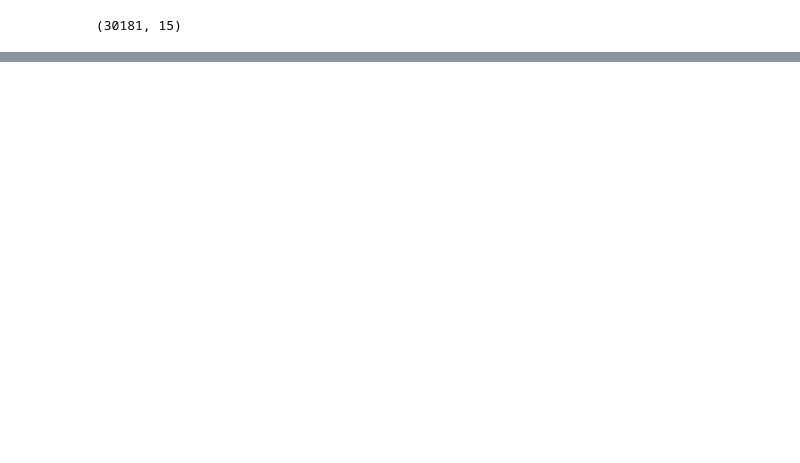
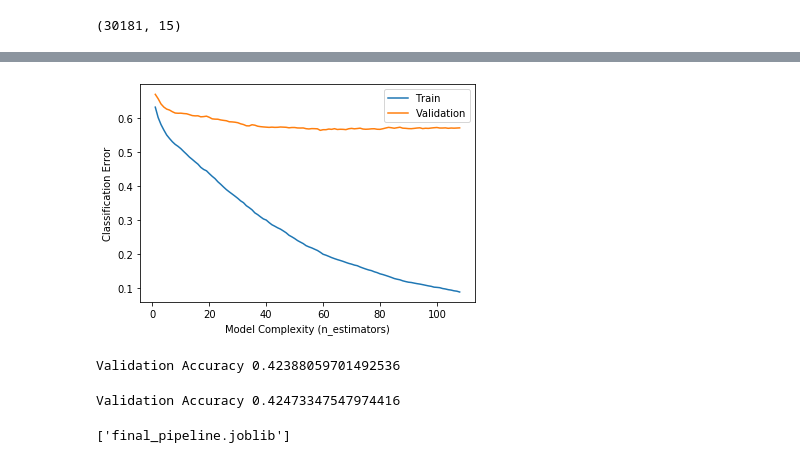
Before and after one commit to bloominstituteoftechnology/DS-Unit-2-Applied-Modeling, a Jupyter notebook: module1-define-ml-problems/LS_DS_231_assignment_AMY_BEISEL.ipynb, the cells around one changed output, grey strips where cells are left out. Saved outputs shown, nothing was run; the diff lists cells and outputs as text; code cells hidden in the pictures; blank space fills up the shorter version.

```diff
--- a/module1-define-ml-problems/LS_DS_231_assignment_AMY_BEISEL.ipynb
+++ b/module1-define-ml-problems/LS_DS_231_assignment_AMY_BEISEL.ipynb
@@ -126,6 +222,4 @@ Medal     231333
 dtype: int64
-# %%
-df = df.dropna(subset=['Medal','Age', "Height", 'Weight'])
 # %%
 df['Medal'].nunique()
 # %% [output]
@@ -168,0 +485,10 @@ df.head()
+# %%
+#XGBOOST CLASSIFIER
+from xgboost import XGBClassifier
+
+pipeline = make_pipeline(
+    ce.OrdinalEncoder(),
+    XGBClassifier(n_estimators=100, random_state=42, n_jobs=-1)
+)
+
+pipeline.fit(X_train, y_train)
@@ -168,0 +522,21 @@ df.head()
+# %%
+#XGBOOST
+encoder = ce.OrdinalEncoder()
+X_train_encoded = encoder.fit_transform(X_train)
+X_val_encoded = encoder.transform(X_val)
+
+model = XGBClassifier(
+    n_estimators=1000, # <= [up to] 1000 trees (but depends on early stopping)
+    max_depth = 7, # Deeper Trees for high cardinality categories
+    learning_rate = 0.5,
+    n_jobs=-1,
+)
+
+
+eval_set = [(X_train_encoded, y_train),
+            (X_val_encoded, y_val)]
+
+model.fit(X_train_encoded, y_train,
+          eval_set=eval_set,
+          eval_metric='merror',
+          early_stopping_rounds=50 ) # Stop if the score hasn't imporved in the last 50 rounds)
@@ -168,0 +568,47 @@ df.head()
+# %%
+
+results = model.evals_result()
+train_error = results['validation_0']['merror']
+val_error = results['validation_1']['merror']
+epoch = range(1, len(train_error)+1)
+plt.plot(epoch, train_error, label="Train")
+plt.plot(epoch, val_error, label="Validation")
+plt.ylabel('Classification Error')
+plt.xlabel('Model Complexity (n_estimators)')
+#plt.ylim((1, .1)) #Turn this on and off to see the full plt
+plt.legend();
+# %% [output]
+[figure, added]
+# %%
+encoder = ce.OrdinalEncoder()
+
+X_train_encoded = encoder.fit_transform(X_train)
+X_val_encoded = encoder.transform(X_val)
+X_test_encoded = encoder.transform(X_test)
+
+final_model = RandomForestClassifier(n_estimators=100,
+                               max_features='auto', random_state=42,
+                               n_jobs=-1)
+final_model.fit(X_train_encoded, y_train)
+
+
+print('Validation Accuracy', final_model.score(X_val_encoded, y_val))
+# %% [output]
+Validation Accuracy 0.42388059701492536
+# %%
+final_pipeline = make_pipeline(
+    ce.OrdinalEncoder(),
+    RandomForestClassifier(n_estimators=50,
+                               max_features='auto', random_state=42,
+                               n_jobs=-1)
+)
+# Fit on train, score on val
+final_pipeline.fit(X_train, y_train)
+print('Validation Accuracy', final_pipeline.score(X_val, y_val))
+# %% [output]
+Validation Accuracy 0.42473347547974416
+# %%
+from joblib import dump
+dump(final_pipeline, 'final_pipeline.joblib', compress=True)
+# %% [output]
+['final_pipeline.joblib']
```
Also changed, not shown: parts of 61 cells of this notebook.
